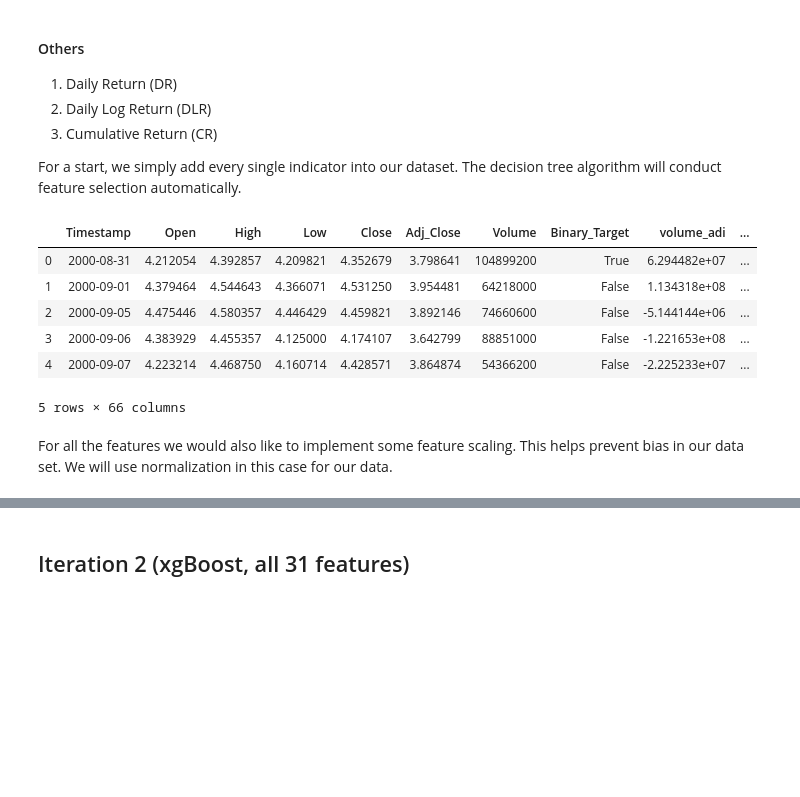
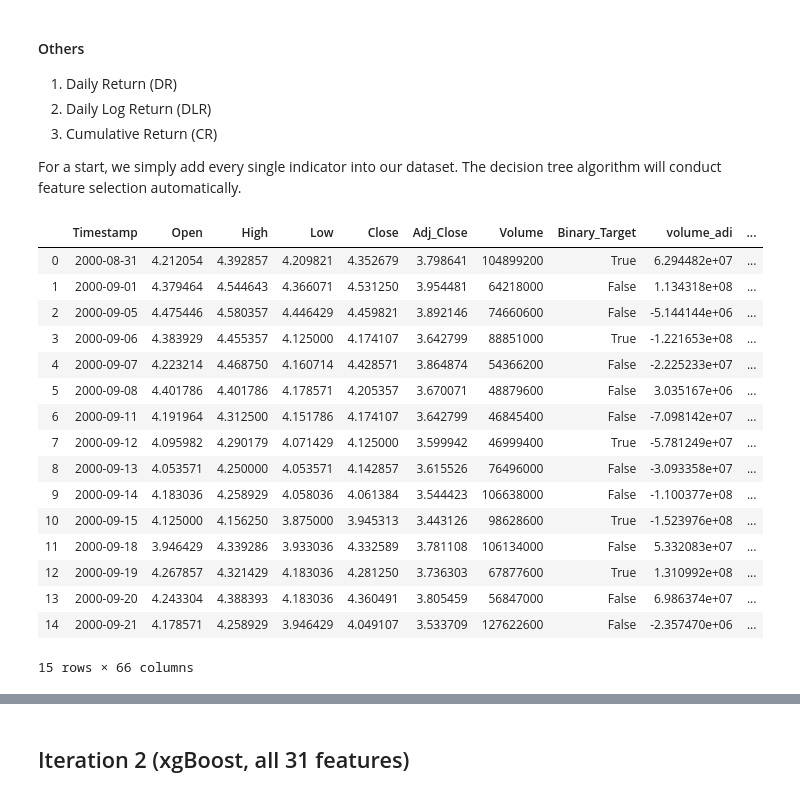
Before and after one commit to samuelkhoo/NUS_Fintech_Time_Series_Model_Evaluation, a Jupyter notebook: Decision Trees Research/Decision Trees Stock Prediction.ipynb, the cells around one changed output, grey strips where cells are left out. Cells and saved outputs as stored; diff of their text form; code cells hidden in the pictures; blank space fills up the shorter version.

```diff
--- a/Decision Trees Research/Decision Trees Stock Prediction.ipynb
+++ b/Decision Trees Research/Decision Trees Stock Prediction.ipynb
@@ -48,6 +37,7 @@ df.head(20) #Observe a few rows of data
 # %%
-#Target - 5 day later price
-target =  list(df["Adj_Close"])[4:] + [0,0,0,0]
+#Target - next day price
+target =  list(df["Adj_Close"])[1:] + [0]
+#df["Target"] = target
 df["Binary_Target"] = target > df["Adj_Close"]
 
 df.head()
@@ -109,14 +99,22 @@ In this section we will be creating technical indicators that are commonly used
 For a start, we simply add every single indicator into our dataset. The decision tree algorithm will conduct feature selection automatically.
 # %%
 df= add_all_ta_features(df, "Open", "High", "Low", "Close", "Volume", fillna=True)
-df.head()
+df.head(15)
 # %% [output]
 |  | Timestamp | Open | High | Low | Close | Adj_Close | Volume | Binary_Target | volume_adi | ... |
 | 0 | 2000-08-31 | 4.212054 | 4.392857 | 4.209821 | 4.352679 | 3.798641 | 104899200 | True | 6.294482e+07 | ... |
 | 1 | 2000-09-01 | 4.379464 | 4.544643 | 4.366071 | 4.531250 | 3.954481 | 64218000 | False | 1.134318e+08 | ... |
 | 2 | 2000-09-05 | 4.475446 | 4.580357 | 4.446429 | 4.459821 | 3.892146 | 74660600 | False | -5.144144e+06 | ... |
-| 3 | 2000-09-06 | 4.383929 | 4.455357 | 4.125000 | 4.174107 | 3.642799 | 88851000 | False | -1.221653e+08 | ... |
+| 3 | 2000-09-06 | 4.383929 | 4.455357 | 4.125000 | 4.174107 | 3.642799 | 88851000 | True | -1.221653e+08 | ... |
 | 4 | 2000-09-07 | 4.223214 | 4.468750 | 4.160714 | 4.428571 | 3.864874 | 54366200 | False | -2.225233e+07 | ... |
+| 5 | 2000-09-08 | 4.401786 | 4.401786 | 4.178571 | 4.205357 | 3.670071 | 48879600 | False | 3.035167e+06 | ... |
+| 6 | 2000-09-11 | 4.191964 | 4.312500 | 4.151786 | 4.174107 | 3.642799 | 46845400 | False | -7.098142e+07 | ... |
+| 7 | 2000-09-12 | 4.095982 | 4.290179 | 4.071429 | 4.125000 | 3.599942 | 46999400 | True | -5.781249e+07 | ... |
+| 8 | 2000-09-13 | 4.053571 | 4.250000 | 4.053571 | 4.142857 | 3.615526 | 76496000 | False | -3.093358e+07 | ... |
+| 9 | 2000-09-14 | 4.183036 | 4.258929 | 4.058036 | 4.061384 | 3.544423 | 106638000 | False | -1.100377e+08 | ... |
+| 10 | 2000-09-15 | 4.125000 | 4.156250 | 3.875000 | 3.945313 | 3.443126 | 98628600 | True | -1.523976e+08 | ... |
+| 11 | 2000-09-18 | 3.946429 | 4.339286 | 3.933036 | 4.332589 | 3.781108 | 106134000 | False | 5.332083e+07 | ... |
+| 12 | 2000-09-19 | 4.267857 | 4.321429 | 4.183036 | 4.281250 | 3.736303 | 67877600 | True | 1.310992e+08 | ... |
+| 13 | 2000-09-20 | 4.243304 | 4.388393 | 4.183036 | 4.360491 | 3.805459 | 56847000 | False | 6.986374e+07 | ... |
+| 14 | 2000-09-21 | 4.178571 | 4.258929 | 3.946429 | 4.049107 | 3.533709 | 127622600 | False | -2.357470e+06 | ... |
-5 rows × 66 columns
+15 rows × 66 columns
-# %% [markdown]
-For all the features we would also like to implement some feature scaling. This helps prevent bias in our data set. We will use normalization in this case for our data.
```
Also changed, not shown: parts of 32 cells of this notebook.
